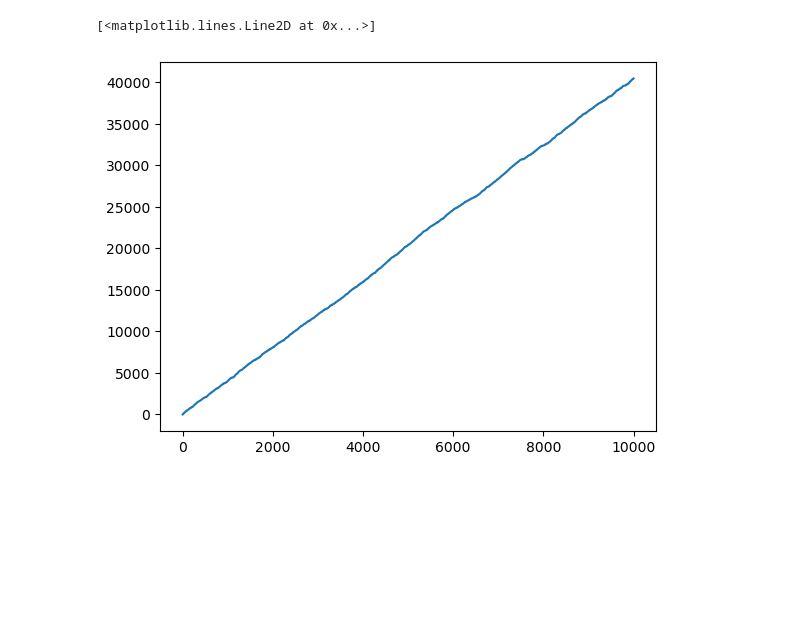
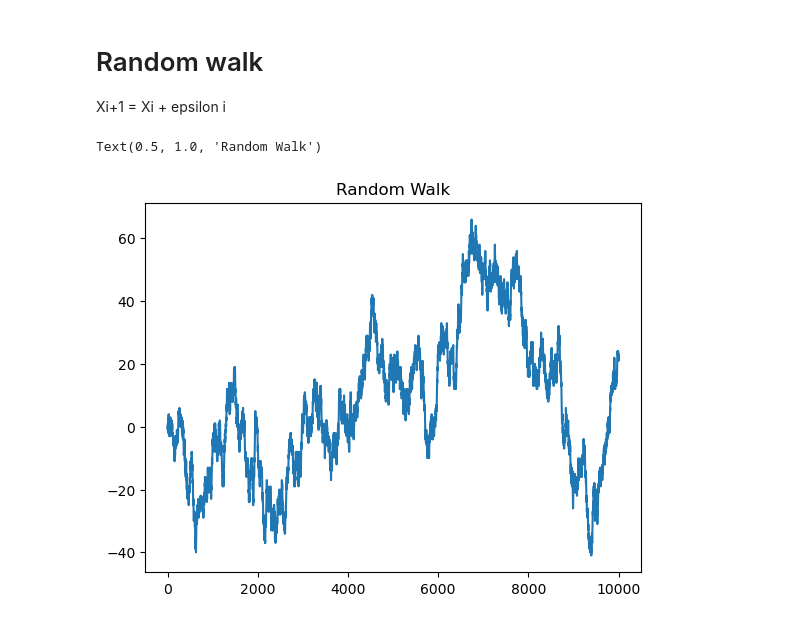
Before and after one commit to dsgiitr/lecture-assignments-y23, a Jupyter notebook: aakashks/pre-lecture-1/randomness.ipynb, the cells around one changed output. Saved outputs shown, nothing was run; the diff lists cells and outputs as text; code cells hidden in the pictures; blank space fills up the shorter version.

```diff
--- a/aakashks/pre-lecture-1/randomness.ipynb
+++ b/aakashks/pre-lecture-1/randomness.ipynb
@@ -2,13 +2,17 @@
 import numpy as np
 # %%
 from matplotlib import pyplot as plt
+# %% [markdown]
+# Random walk
+Xi+1 = Xi + epsilon i
 # %%
 def walk(p, q, n):
     epsi = np.random.choice([p,q], size=n)
     x_arr=[epsi[:i].sum() for i in range(n)]
     return x_arr
 # %%
-plt.plot(walk(-2, 10, 10000))
+plt.plot(walk(-1, 1, 10000))
+plt.title('Random Walk')
 # %% [output]
-[<matplotlib.lines.Line2D at 0x...>]
+Text(0.5, 1.0, 'Random Walk')
-[figure, old version]
+[figure, new version]
```
Also changed, not shown: parts of 13 cells of this notebook.
